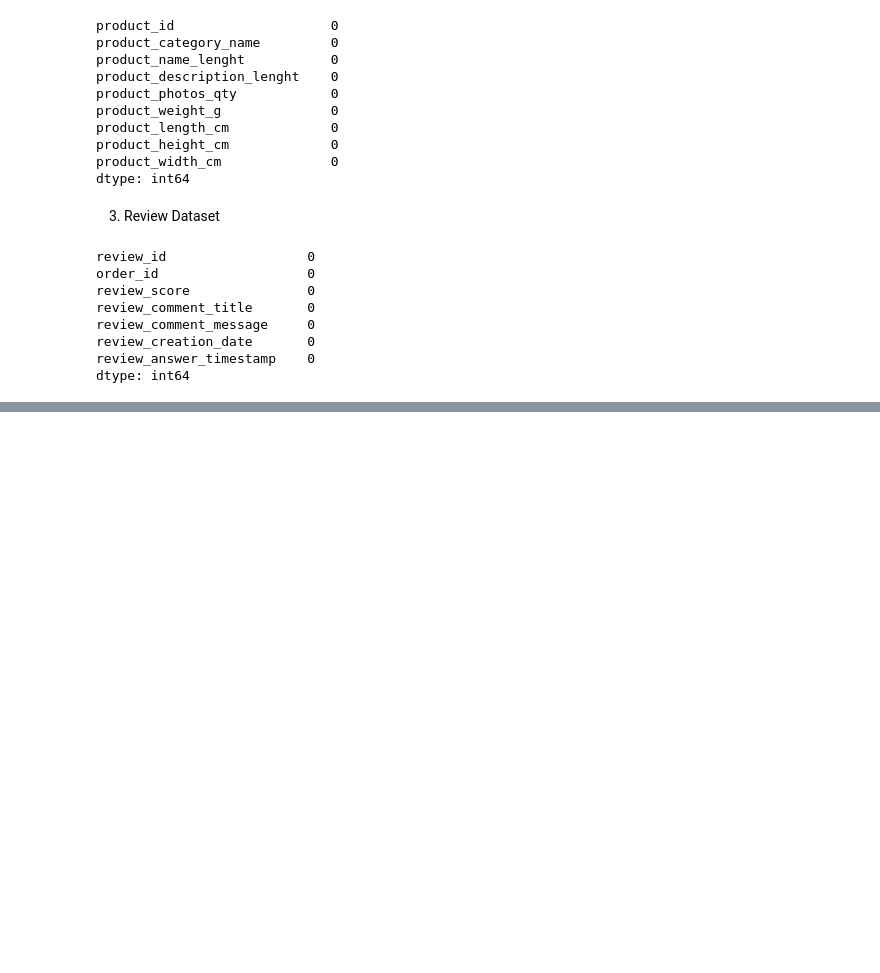
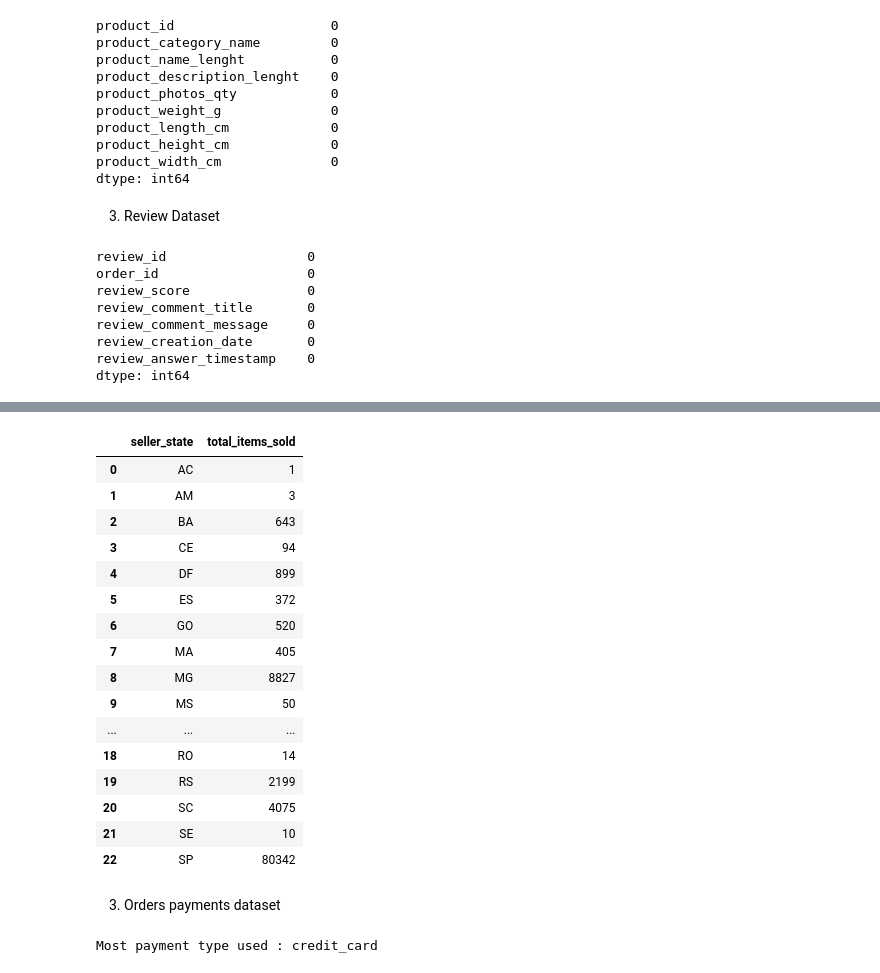
Before and after one commit to nathsteve13/ecommerce-dataset-analysis, a Jupyter notebook: notebook.ipynb, the cells around one changed output, grey strips where cells are left out. Cells and saved outputs as stored; diff of their text form; code cells hidden in the pictures; blank space fills up the shorter version.

```diff
--- a/notebook.ipynb
+++ b/notebook.ipynb
@@ -382,0 +608,36 @@ dtype: int64
+# %%
+# Show total item sold for each seller_state
+
+df_seller_merged = pd.merge(df_order_items, df_sellers[['seller_id', 'seller_state']], on='seller_id', how='left')
+df_total_item_sold_per_state = df_seller_merged.groupby('seller_state')['order_item_id'].count().reset_index()
+df_total_item_sold_per_state.columns = ['seller_state', 'total_items_sold']
+df_total_item_sold_per_state
+# %% [output]
+|  | seller_state | total_items_sold |
+| 0 | AC | 1 |
+| 1 | AM | 3 |
+| 2 | BA | 643 |
+| 3 | CE | 94 |
+| 4 | DF | 899 |
+| 5 | ES | 372 |
+| 6 | GO | 520 |
+| 7 | MA | 405 |
+| 8 | MG | 8827 |
+| 9 | MS | 50 |
+| ... | ... | ... |
+| 18 | RO | 14 |
+| 19 | RS | 2199 |
+| 20 | SC | 4075 |
+| 21 | SE | 10 |
+| 22 | SP | 80342 |
+# %% [markdown]
+3. Orders payments dataset
+# %%
+# Show most payment type used
+
+payment_type_counts = df_order_payments['payment_type'].value_counts()
+most_common_payment_type = payment_type_counts.idxmax()
+
+print(f"Most payment type used : {most_common_payment_type}")
+# %% [output]
+Most payment type used : credit_card
```
Also changed, not shown: parts of 26 cells of this notebook.
